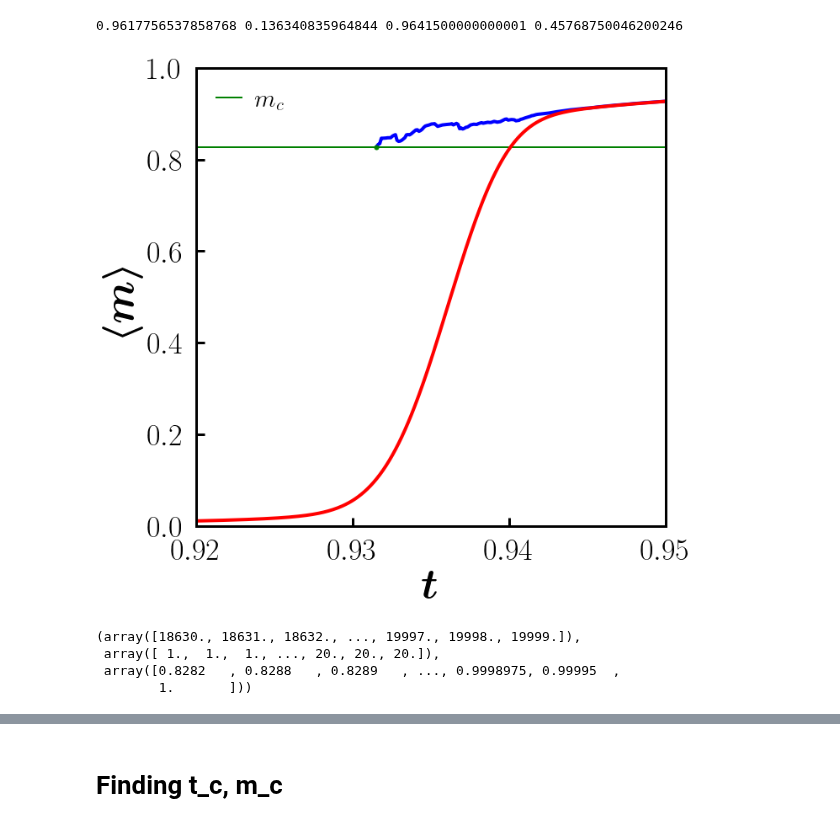
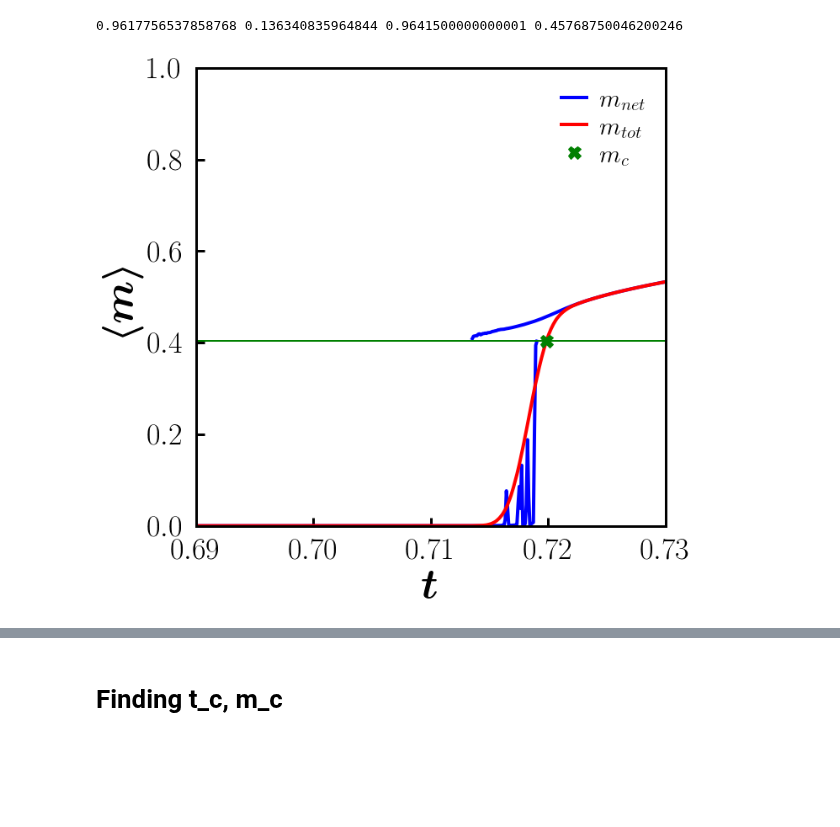
Before and after one commit to hoyunchoi/mBFW, a Jupyter notebook: src/characteristic_time.ipynb, the cells around one changed output, grey strips where cells are left out. Saved outputs shown, nothing was run; the diff lists cells and outputs as text; code cells hidden in the pictures; blank space fills up the shorter version.

```diff
--- a/src/characteristic_time.ipynb
+++ b/src/characteristic_time.ipynb
@@ -30,14 +30,14 @@ clusterSizeDist = {}
 interEventTime_orderParameter = {}
 # %%
 # for networkSize in networkSizeList:
-for networkSize in [10240000]:
+for networkSize in [20000, 160000, 1280000, 10240000]:
     time[networkSize] = np.arange(0.0, 1.0, 1/networkSize)
     # for acceptanceThreshold in acceptanceThresholdList:
-    for acceptanceThreshold in [0.5]:
+    for acceptanceThreshold in [0.9]:
         current = networkSize, acceptanceThreshold
         points[current] = rd.readPoints(networkSize, acceptanceThreshold)
         #* -------------------------------------------------------
-        # orderParameter[current] = rd.read("orderParameter", networkSize, acceptanceThreshold)
+        orderParameter[current] = rd.read("orderParameter", networkSize, acceptanceThreshold)
         # meanClusterSize[current] = rd.read("meanClusterSize", networkSize, acceptanceThreshold)
         # orderParameterVariance[current] = rd.read("orderParameterVariance", networkSize, acceptanceThreshold)
         # interEventTime[current] = rd.read("interEventTime", networkSize, acceptanceThreshold)
@@ -48,9 +48,9 @@ for networkSize in [10240000]:
         # orderParameterDist_t[current] = rd.extractRepeater("orderParameterDist", networkSize, acceptanceThreshold)
         # for t in orderParameterDist_t[current]:
         #     orderParameterDist[current, t] = rd.read("orderParameterDist", networkSize, acceptanceThreshold, t)
-        clusterSizeDist_op[current] = rd.extractRepeater("clusterSizeDist", networkSize, acceptanceThreshold)
-        for op in clusterSizeDist_op[current]:
-            clusterSizeDist[current, op] = rd.read("clusterSizeDist", networkSize, acceptanceThreshold, op)
+        # clusterSizeDist_op[current] = rd.extractRepeater("clusterSizeDist", networkSize, acceptanceThreshold)
+        # for op in clusterSizeDist_op[current]:
+        #     clusterSizeDist[current, op] = rd.read("clusterSizeDist", networkSize, acceptanceThreshold, op)
         #* ---------------------------------------------------------
 # %% [markdown]
 # Finding t_a2,m_a2
@@ -94,35 +94,32 @@ print(t_a2,m_a2,t_inflection, m_inflection)
 # %%
 fig, ax = plt.subplots()
 ax.set_rasterized(True)
 
-networkSize = 20000
-acceptanceThreshold = 0.5
+networkSize = 10240000
+acceptanceThreshold = 0.9
 current = networkSize, acceptanceThreshold
-m_c = points[current]["m_c"]
+t_c, m_c = points[current]["t_c"], points[current]["m_c"]
 
-net_t, _, net_op = netOrderParameter[current]
+net_t, net_op = netOrderParameter[current]["sub"]
 net_t, net_op = avgLinBin(net_t/networkSize, net_op)
 ax.plot(net_t, net_op, 'b-')
-ax.plot([0,1], [m_c,m_c], 'g-', label=latex_string("m_c"), linewidth=2)
-ax.plot(net_t[0], m_c, 'go', markersize=5, label=latex_string("net_m"))
+net_t, net_op = netOrderParameter[current]["super"]
+net_t, net_op = avgLinBin(net_t/networkSize, net_op)
+ax.plot(net_t, net_op, 'b-', label=latex_string("m_{net}"))
+t, op = avgLinBin(time[networkSize], orderParameter[current])
+ax.plot(t, op, 'r-', label=latex_string("m_{tot}"))
 
-t, op = avgLinBin(time[networkSize], orderParameter[current], label=latex_string("tot_m"))
-ax.plot(t, op, 'r-')
+ax.plot([0,1], [m_c,m_c], 'g-', linewidth=2)
+ax.plot(t_c, m_c, 'gX', label=latex_string("m_c"))
+
 
 ax.set_xlim(chi_plotRange[acceptanceThreshold])
 ax.set_ylim([0, 1])
 ax.set_xlabel(latex_bold_string("t"))
 ax.set_ylabel(latex_bold_string("\langle m \\rangle"))
-ax.legend(loc="upper left", fontsize=30)
+ax.legend(loc="best", fontsize=30)
 
 # fig.savefig("../data/mBFW/fig/t_op(N{:.1e},G{:.1f}).pdf".format(*current), bbox_inches = 'tight', pad_inches = 0.1, facecolor = 'w', dpi=100)
 plt.show()
 # %% [output]
-[figure, old version]
+[figure, new version]
-# %%
-netOrderParameter[current]
-# %% [output]
-(array([18630., 18631., 18632., ..., 19997., 19998., 19999.]),
- array([ 1.,  1.,  1., ..., 20., 20., 20.]),
- array([0.8282   , 0.8288   , 0.8289   , ..., 0.9998975, 0.99995  ,
-        1.       ]))
```
Also changed, not shown: parts of 1 cell of this notebook, 2 other files.
